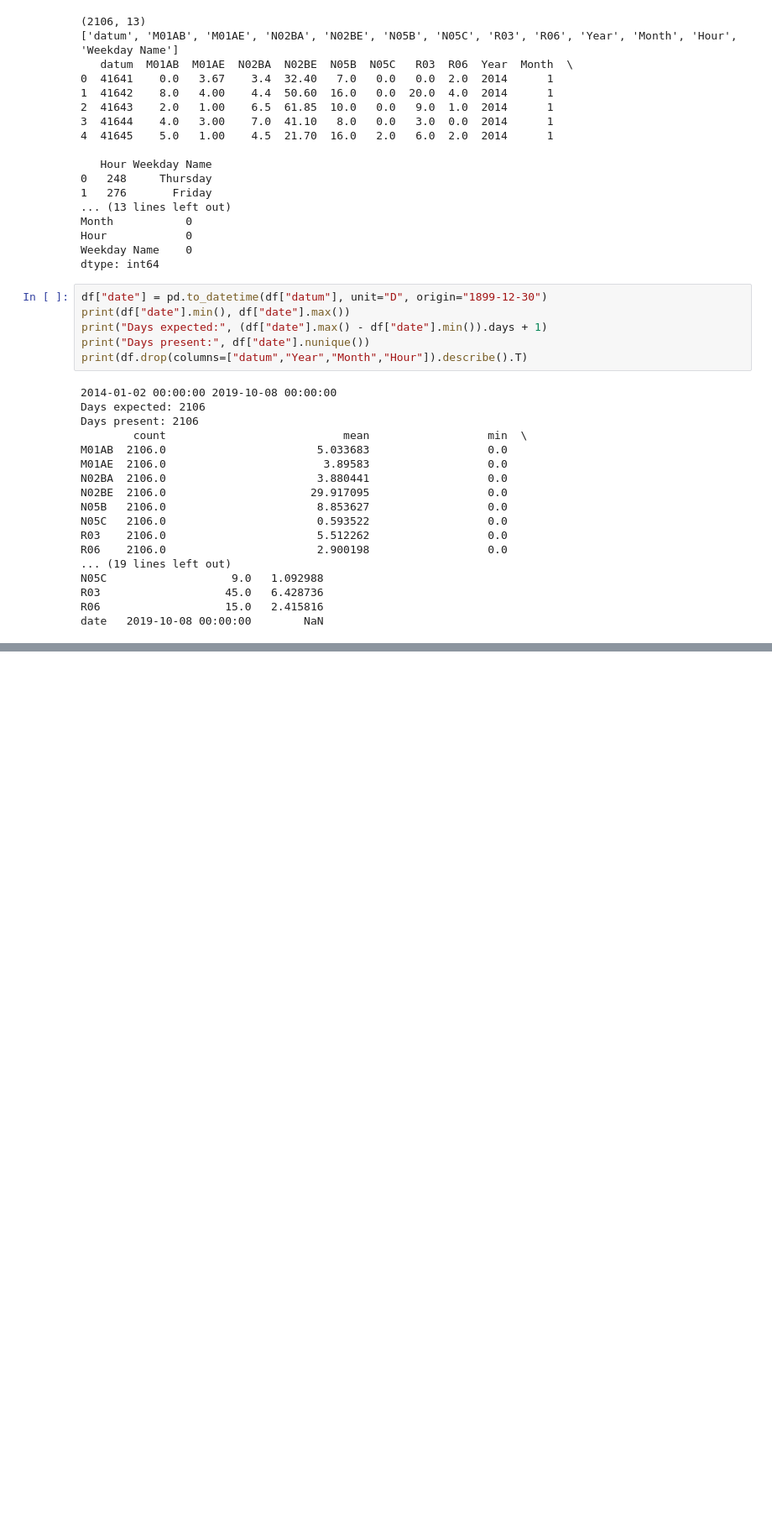
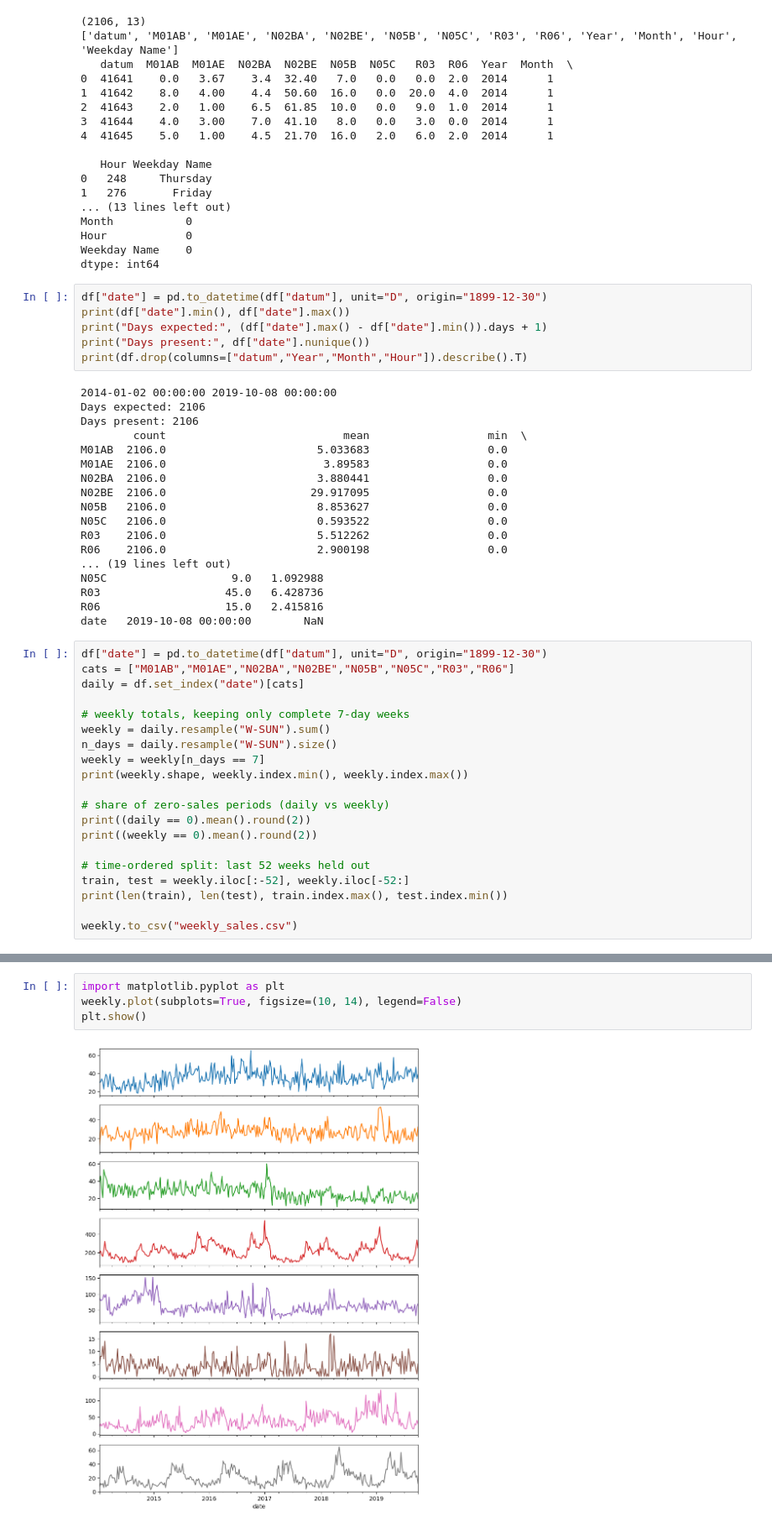
Before and after one commit to mygotracey/medicine_stockout, a Jupyter notebook: 01_data_exploration.ipynb, the cells around one changed output, grey strips where cells are left out. Shown at 84% size. Cells and saved outputs as stored; diff of their text form; blank space fills up the shorter version.

```diff
--- a/01_data_exploration.ipynb
+++ b/01_data_exploration.ipynb
@@ -49,3 +49,23 @@ N05C                   9.0   1.092988
 R03                   45.0   6.428736
 R06                   15.0   2.415816
 date   2019-10-08 00:00:00        NaN
+# %%
+df["date"] = pd.to_datetime(df["datum"], unit="D", origin="1899-12-30")
+cats = ["M01AB","M01AE","N02BA","N02BE","N05B","N05C","R03","R06"]
+daily = df.set_index("date")[cats]
+
+# weekly totals, keeping only complete 7-day weeks
+weekly = daily.resample("W-SUN").sum()
+n_days = daily.resample("W-SUN").size()
+weekly = weekly[n_days == 7]
+print(weekly.shape, weekly.index.min(), weekly.index.max())
+
+# share of zero-sales periods (daily vs weekly)
+print((daily == 0).mean().round(2))
+print((weekly == 0).mean().round(2))
+
+# time-ordered split: last 52 weeks held out
+train, test = weekly.iloc[:-52], weekly.iloc[-52:]
+print(len(train), len(test), train.index.max(), test.index.min())
+
+weekly.to_csv("weekly_sales.csv")
@@ -51,0 +116,6 @@ date   2019-10-08 00:00:00        NaN
+# %%
+import matplotlib.pyplot as plt
+weekly.plot(subplots=True, figsize=(10, 14), legend=False)
+plt.show()
+# %% [output]
+[figure, added]
```
Also changed, not shown: parts of 2 cells of this notebook.
